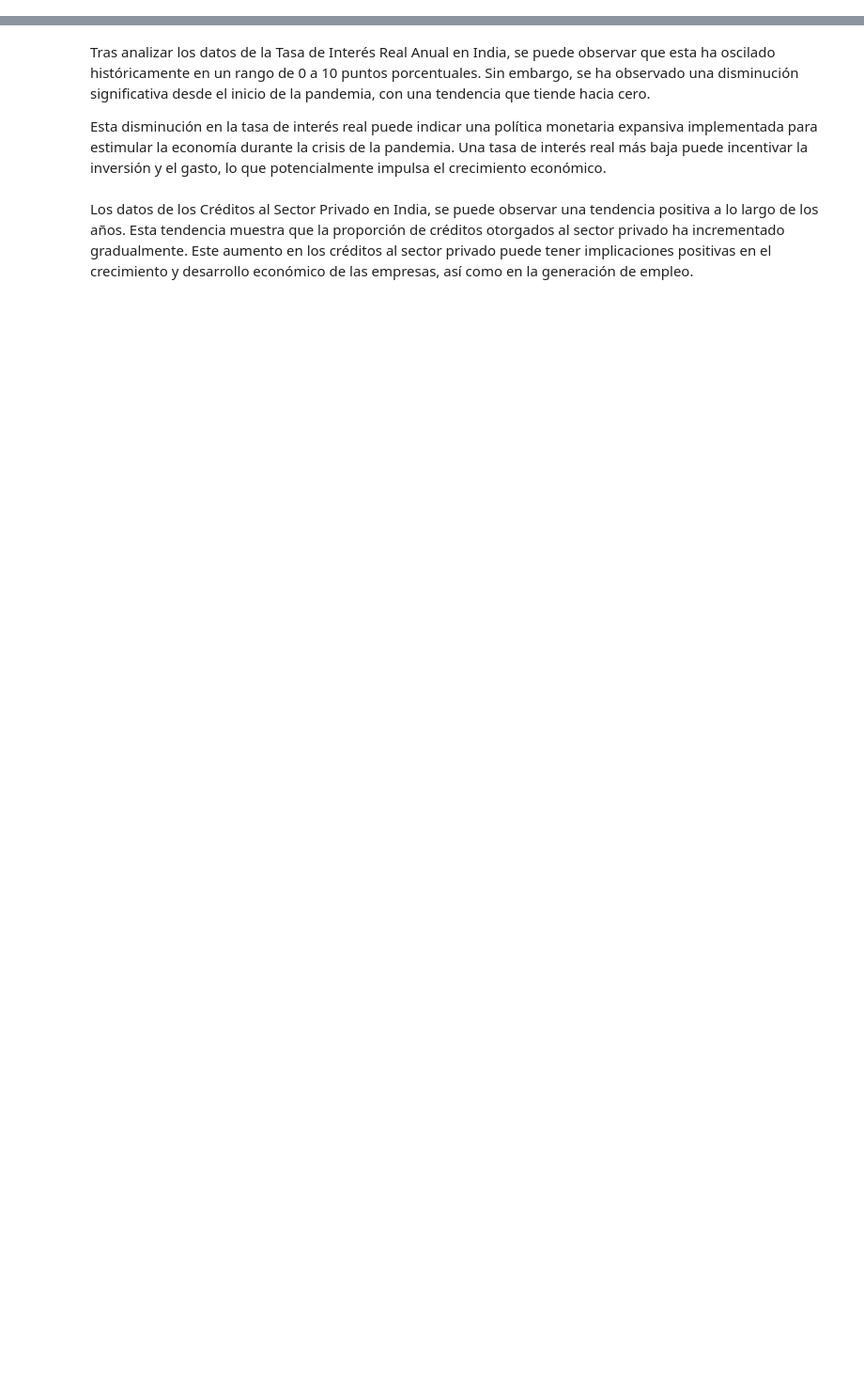
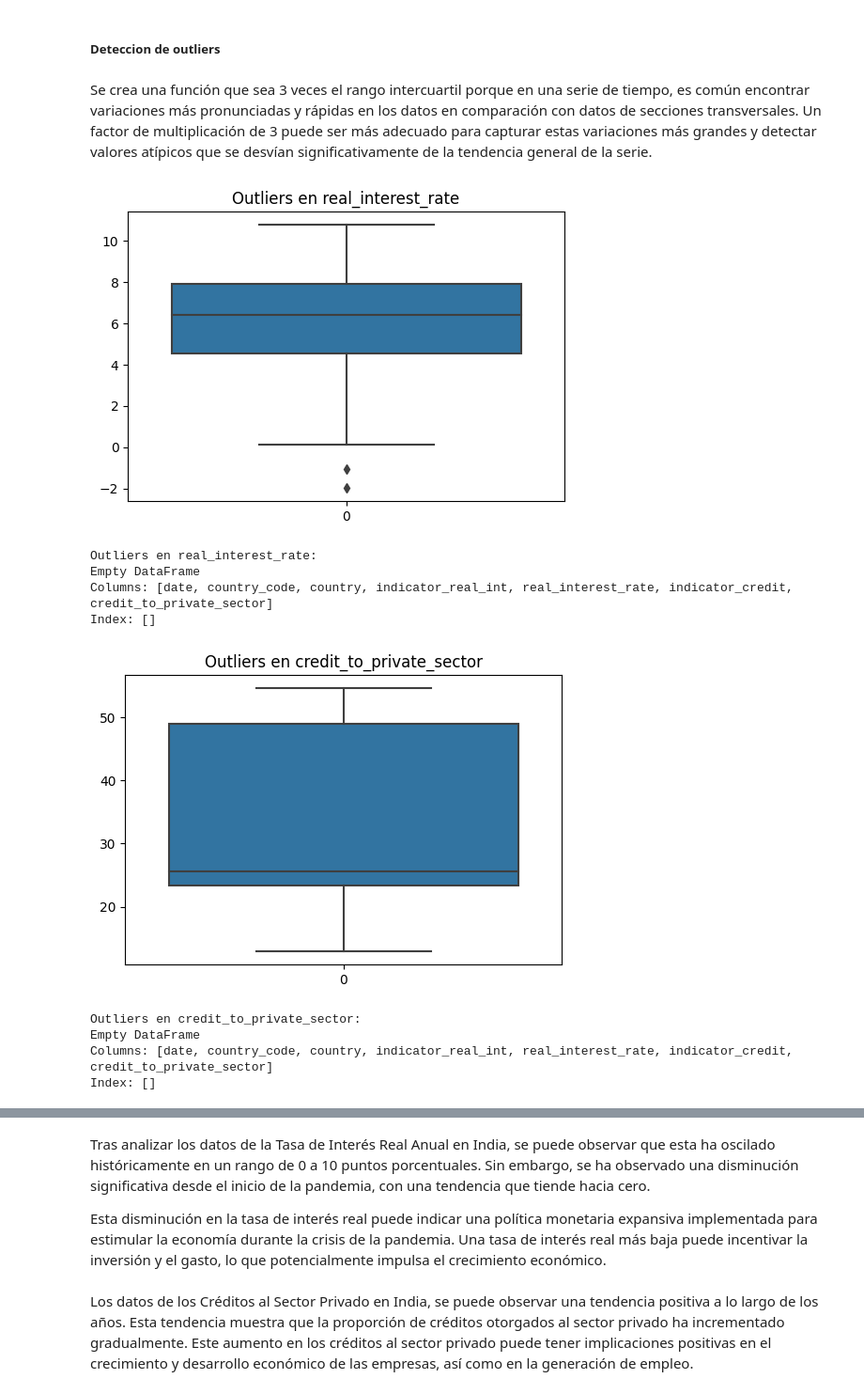
Before and after one commit to stefhanesl/api_data_bank_india, a Jupyter notebook: Descarga_de_datos_desde_api_publica_Karen_Salguero.ipynb, the cells around one changed output, grey strips where cells are left out. Shown at 94% size. Drawn from its saved outputs; the diff is of its cells as text; code cells hidden in the pictures; blank space fills up the shorter version.

Commit message:
Actualizar Descarga_de_datos_desde_api_publica_Karen_Salguero

```diff
--- a/Descarga_de_datos_desde_api_publica_Karen_Salguero.ipynb
+++ b/Descarga_de_datos_desde_api_publica_Karen_Salguero.ipynb
@@ -107,0 +91,10 @@ plt.show()
+# %%
+#interes real India
+df_tasa_real_int_ind['indicator'] = 'Real interest rate INDIA (%)'
+df_tasa_real_int_ind['country'] = 'India'
+df_tasa_real_int_ind = df_tasa_real_int_ind.rename(columns=dic_real_int)
+# %%
+#credito privado India
+df_creditos_ind['indicator'] = 'Domestic credit to private sector INDIA (% of GDP)'
+df_creditos_ind['country'] = 'India'
+df_creditos_ind = df_creditos_ind.rename(columns=dic_credit)
@@ -107,0 +113,3 @@ plt.show()
+# %%
+df1 = pd.merge(df_tasa_real_int_ind, df_creditos_ind, on =['country','date', 'country_code'],how= 'inner')
+df1.head()
@@ -107,0 +142,35 @@ plt.show()
+# %% [markdown]
+##### Deteccion de outliers
+# %% [markdown]
+Se crea una función que sea 3 veces el rango intercuartil porque en una serie de tiempo, es común encontrar variaciones más pronunciadas y rápidas en los datos en comparación con datos de secciones transversales. Un factor de multiplicación de 3 puede ser más adecuado para capturar estas variaciones más grandes y detectar valores atípicos que se desvían significativamente de la tendencia general de la serie.
+# %%
+def detectar_outliers(df, columna):
+    q1 = df[columna].quantile(0.25)
+    q3 = df[columna].quantile(0.75)
+    iqr = q3 - q1
+    limite_inferior = q1 - 3 * iqr
+    limite_superior = q3 + 3 * iqr
+
+    outliers = df[(df[columna] < limite_inferior) | (df[columna] > limite_superior)]
+
+    plt.figure(figsize=(6, 4))
+    sns.boxplot(df[columna])
+    plt.title(f'Outliers en {columna}')
+    plt.show()
+
+    print(f'Outliers en {columna}:')
+    print(outliers)
+# %%
+detectar_outliers(df1, 'real_interest_rate')
+detectar_outliers(df1, 'credit_to_private_sector')
+# %% [output]
+[figure, added]
+Outliers en real_interest_rate:
+Empty DataFrame
+Columns: [date, country_code, country, indicator_real_int, real_interest_rate, indicator_credit, credit_to_private_sector]
+Index: []
+[figure, added]
+Outliers en credit_to_private_sector:
+Empty DataFrame
+Columns: [date, country_code, country, indicator_real_int, real_interest_rate, indicator_credit, credit_to_private_sector]
+Index: []
```
Also changed, not shown: parts of 61 cells of this notebook.
